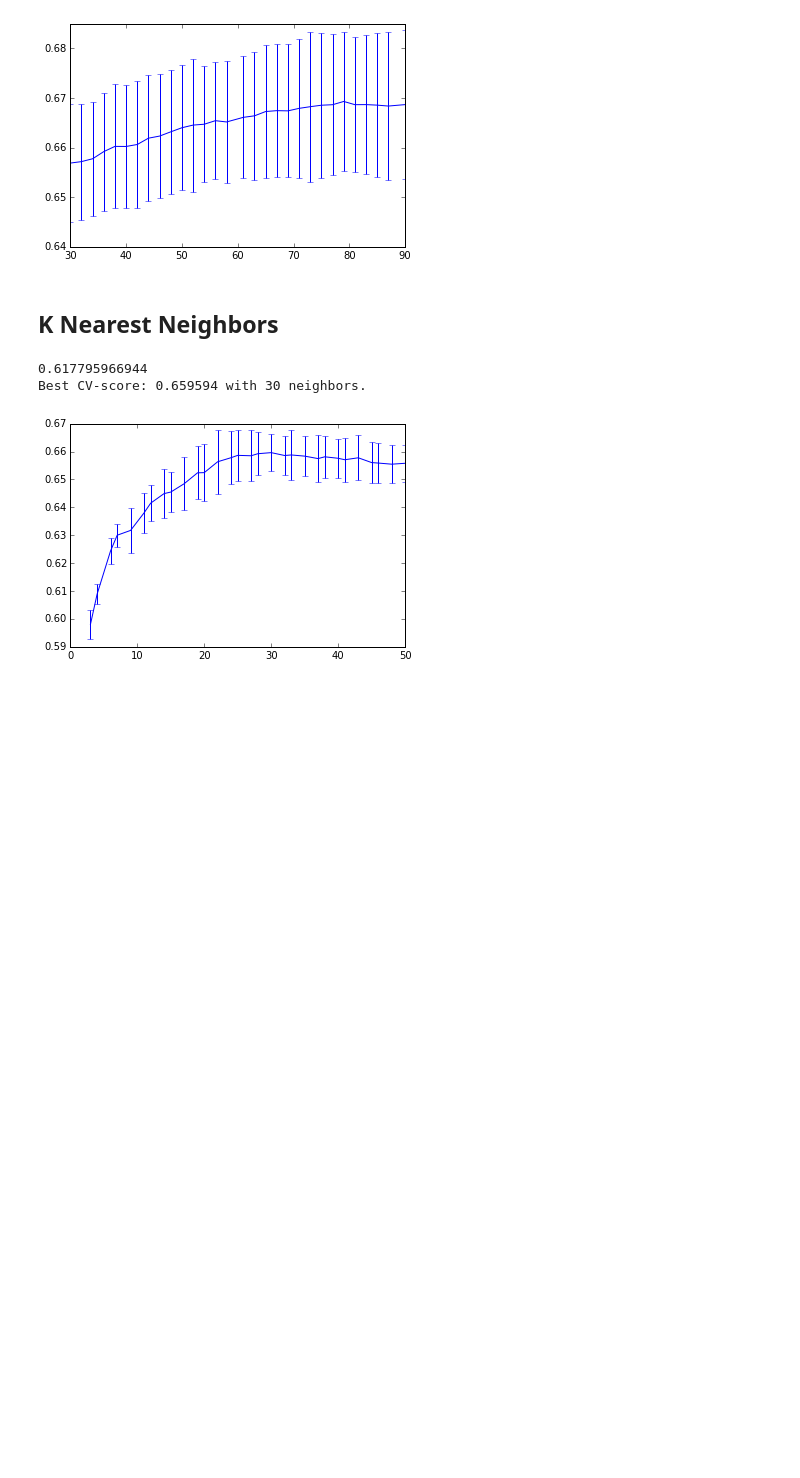
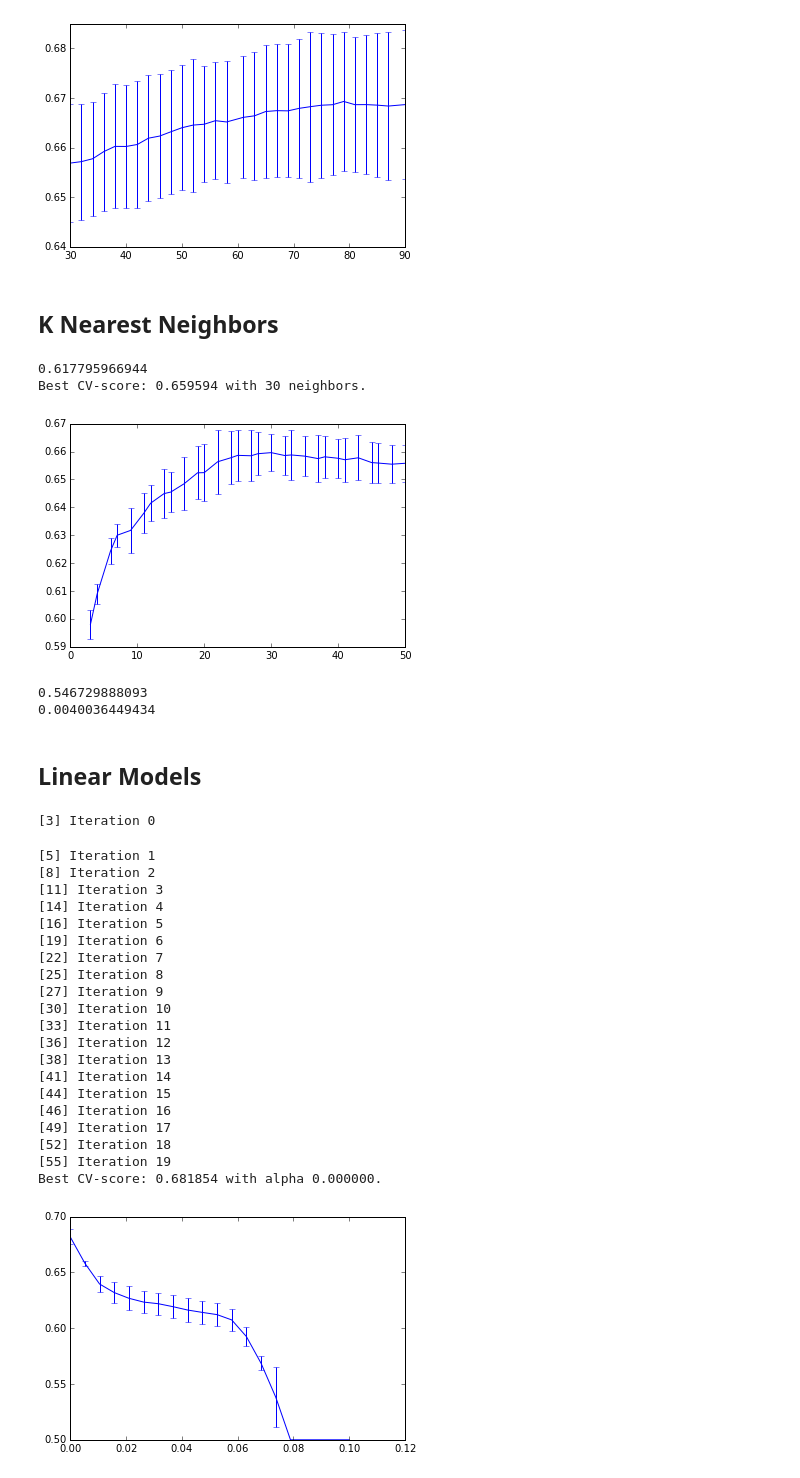
Before and after one commit to dudevil/dm-chemistry, a Jupyter notebook: eda.ipynb, the cells around one changed output. Drawn from its saved outputs; the diff is of its cells as text; code cells hidden in the pictures; blank space fills up the shorter version.

```diff
--- a/eda.ipynb
+++ b/eda.ipynb
@@ -298,3 +348,80 @@ print('Best CV-score: %f with %d neighbors.' % (np.max(cv_scores[:, 0]), neighbo
 0.617795966944
 Best CV-score: 0.659594 with 30 neighbors.
 [figure]
+# %%
+from sklearn.preprocessing import scale
+from sklearn.cross_validation import cross_val_score
+from sklearn.naive_bayes import GaussianNB
+
+n_trials = 10
+# дисперсию тоже стандартизуем
+X_std = scale(X_scaled)
+
+nb = GaussianNB()
+
+scores = cross_val_score(nb, X, y=Y.values.flatten(), cv=10)
+
+print(scores.mean())
+print(scores.std())
+
+#plt.plot(neighbors, cv_scores[:, 0])
+#plt.errorbar(radiuses, cv_scores[:, 0], yerr=cv_scores[:, 1])
+#print('Best CV-score: %f with radius: %f.' % (np.max(cv_scores[:, 0]), radiuses[np.argmax(cv_scores[:, 0])]))
+# %% [output]
+0.546729888093
+0.0040036449434
+# %% [markdown]
+## Linear Models
+# %%
+from sklearn.linear_model import ElasticNet
+from sklearn.preprocessing import scale
+import time
+
+# should fix cross_val_score parrallel hangs
+import os
+os.environ['MKL_NUM_THREADS'] = '1'
+os.environ['OMP_NUM_THREADS'] = '1'
+os.environ['MKL_DYNAMIC'] = 'FALSE'
+
+n_trials = 20
+# дисперсию тоже стандартизуем
+X_std = scale(X)
+
+alphas = np.linspace(0., 0.1, n_trials, dtype=np.float)
+cv_scores = np.zeros((n_trials, 2), dtype=np.float)
+
+start_time = time.time()
+
+for i, alpha in enumerate(alphas):
+    enet = ElasticNet(alpha=alpha)
+    scores = cross_val_score(enet, X_std, y=Y.values.flatten(), scoring='roc_auc', cv=3, n_jobs=3)
+    cv_scores[i, 0] = scores.mean()
+    cv_scores[i, 1] = scores.std()
+    print("[%d] Iteration %d" % (time.time() - start_time, i))
+
+#plt.plot(neighbors, cv_scores[:, 0])
+plt.errorbar(alphas, cv_scores[:, 0], yerr=cv_scores[:, 1])
+print('Best CV-score: %f with alpha %f.' % (np.max(cv_scores[:, 0]), alphas[np.argmax(cv_scores[:, 0])]))
+# %% [output]
+[3] Iteration 0
+[5] Iteration 1
+[8] Iteration 2
+[11] Iteration 3
+[14] Iteration 4
+[16] Iteration 5
+[19] Iteration 6
+[22] Iteration 7
+[25] Iteration 8
+[27] Iteration 9
+[30] Iteration 10
+[33] Iteration 11
+[36] Iteration 12
+[38] Iteration 13
+[41] Iteration 14
+[44] Iteration 15
+[46] Iteration 16
+[49] Iteration 17
+[52] Iteration 18
+[55] Iteration 19
+Best CV-score: 0.681854 with alpha 0.000000.
+[figure, added]
```
Also changed, not shown: parts of 28 cells of this notebook, 9 other files.
